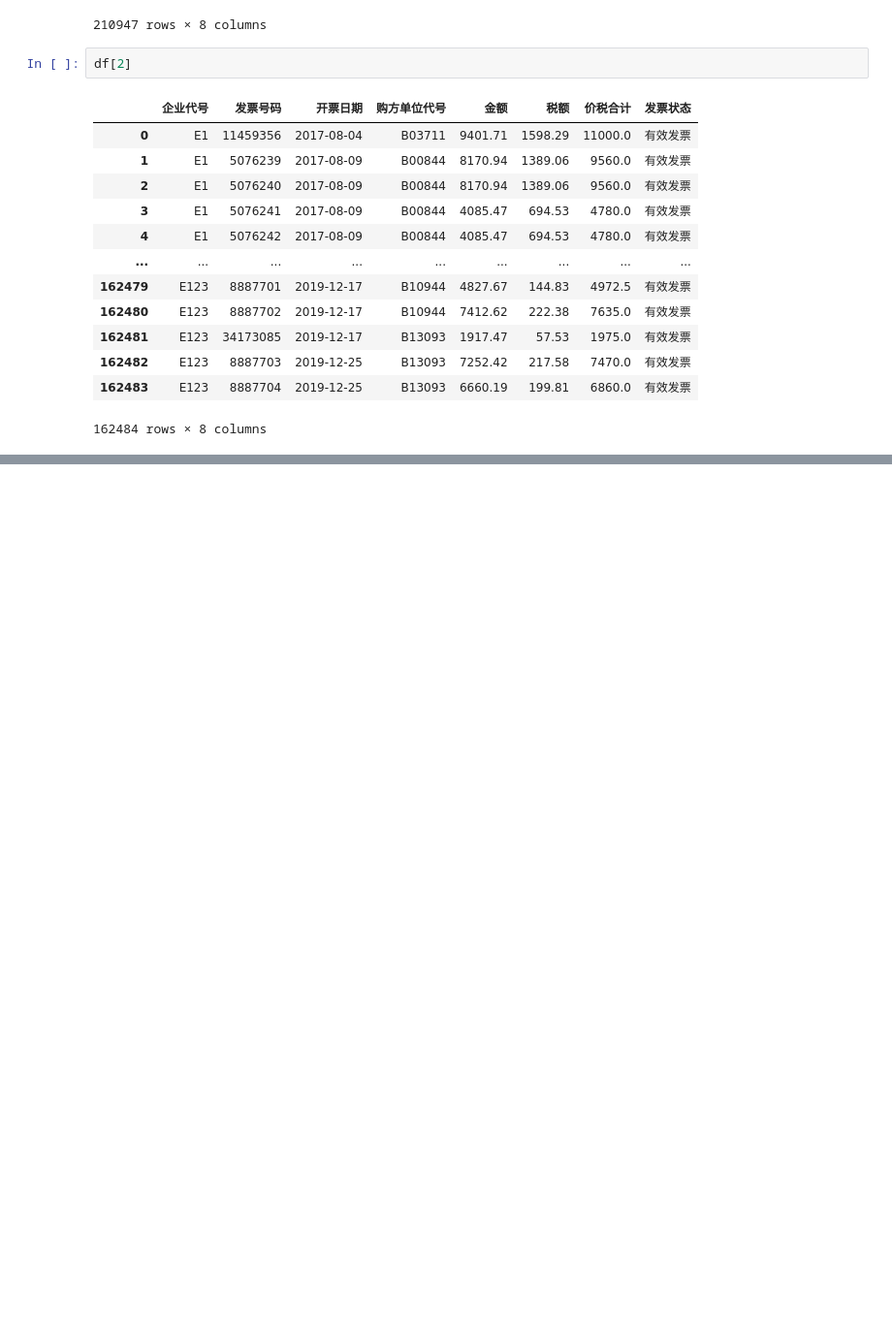
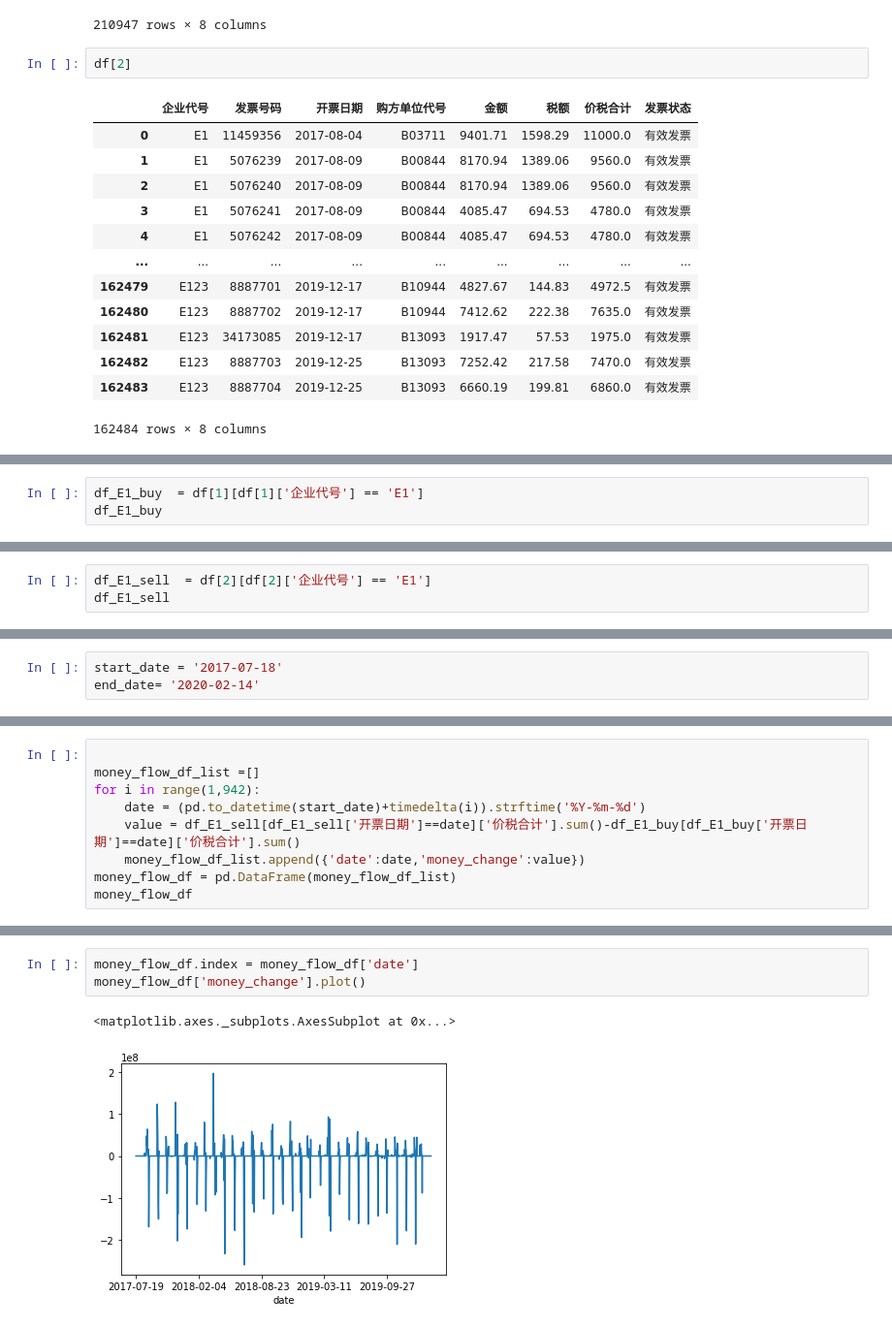
Before and after one commit to JinhuaSu/mathcontest2020, a Jupyter notebook: notebook/feature_engine.ipynb, the cells around one changed output, grey strips where cells are left out. Shown at 97% size. Cells and saved outputs as stored; diff of their text form; blank space fills up the shorter version.

```diff
--- a/notebook/feature_engine.ipynb
+++ b/notebook/feature_engine.ipynb
@@ -61,0 +128,3 @@ df[2]
+# %%
+df_E1_buy  = df[1][df[1]['企业代号'] == 'E1']
+df_E1_buy
@@ -61,0 +145,3 @@ df[2]
+# %%
+df_E1_sell  = df[2][df[2]['企业代号'] == 'E1']
+df_E1_sell
@@ -61,0 +162,3 @@ df[2]
+# %%
+start_date = '2017-07-18'
+end_date= '2020-02-14'
@@ -61,0 +194,9 @@ df[2]
+# %%
+
+money_flow_df_list =[]
+for i in range(1,942):
+    date = (pd.to_datetime(start_date)+timedelta(i)).strftime('%Y-%m-%d')
+    value = df_E1_sell[df_E1_sell['开票日期']==date]['价税合计'].sum()-df_E1_buy[df_E1_buy['开票日期']==date]['价税合计'].sum()
+    money_flow_df_list.append({'date':date,'money_change':value})
+money_flow_df = pd.DataFrame(money_flow_df_list)
+money_flow_df
@@ -61,0 +217,6 @@ df[2]
+# %%
+money_flow_df.index = money_flow_df['date']
+money_flow_df['money_change'].plot()
+# %% [output]
+<matplotlib.axes._subplots.AxesSubplot at 0x...>
+[figure, added]
```
Also changed, not shown: parts of 18 cells of this notebook, 1 other file.
